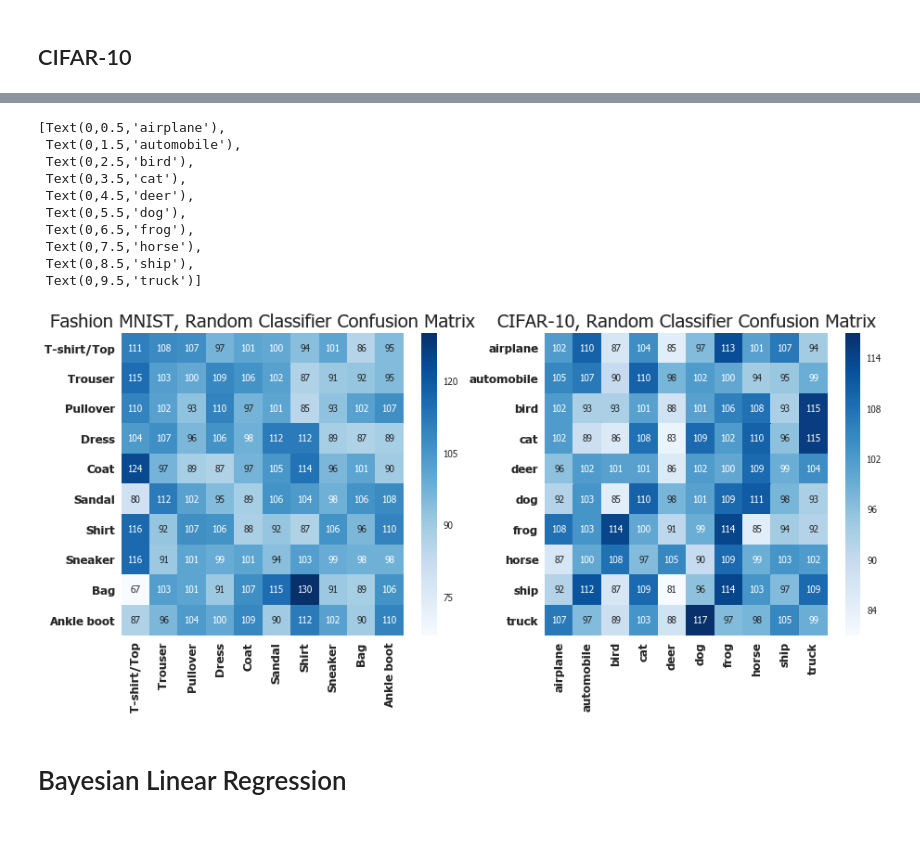
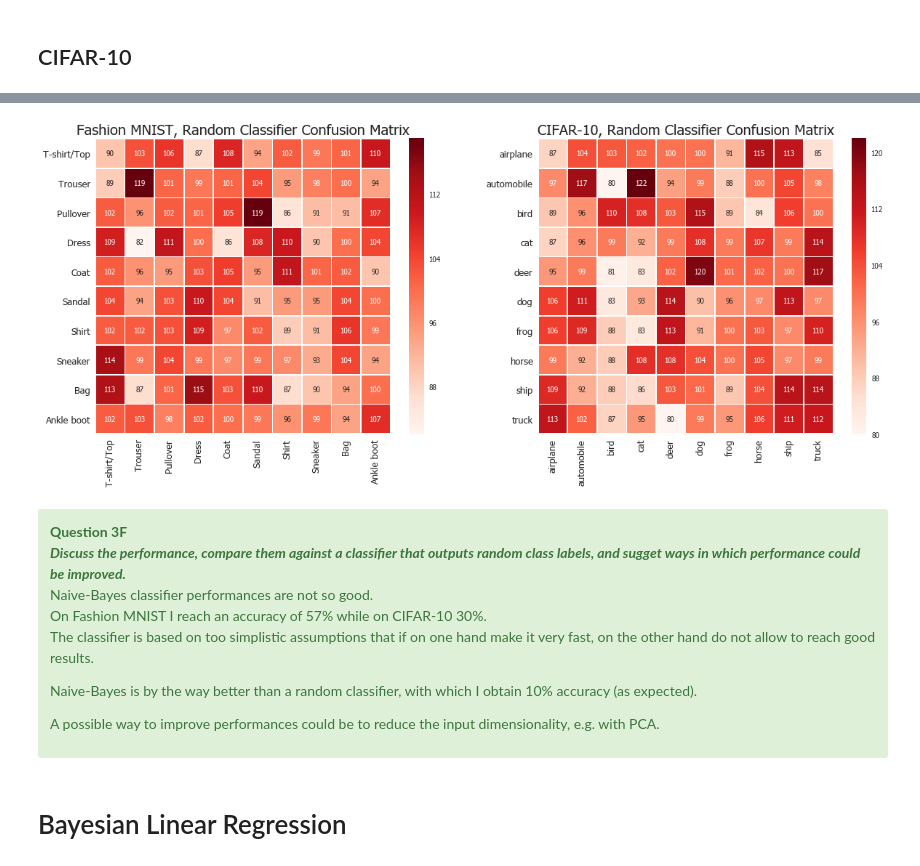
Before and after one commit to sgiammy/ASI-course, a Jupyter notebook: ae2018/ae2018.ipynb, the cells around one changed output, grey strips where cells are left out. Cells and saved outputs as stored; diff of their text form; code cells hidden in the pictures; blank space fills up the shorter version.

```diff
--- a/ae2018/ae2018.ipynb
+++ b/ae2018/ae2018.ipynb
@@ -17,7 +18,7 @@ import seaborn as sns
 import matplotlib.pyplot as plt
 import time
 from sklearn.metrics import confusion_matrix
-sns.set()
+sns.set(style="whitegrid")
 sns.set_color_codes()
 plt.rcParams['font.family'] = 'Tahoma'
 from sklearn.model_selection import train_test_split
@@ -676,34 +617,41 @@ CIFAR-10 - Accuracy Random Classifier: 9.89%
 # %%
+fig, axes = plt.subplots(1, 2)
+fig.set_size_inches(20,15)
+
 # Compute confusion matrix for Fashion MNIST random classifier
-fig, axes = plt.subplots(1, 2)
-fig.set_size_inches(15,6)
-
 cnf_matrix = confusion_matrix(mnist_test[:,0], mnist_random_predictions)
 df_cnf_matrix = pd.DataFrame(data=cnf_matrix)
 axes[0].set_title('Fashion MNIST, Random Classifier Confusion Matrix',fontsize=20)
-ax = sns.heatmap(df_cnf_matrix, annot=True, cmap='Blues',fmt='g', ax=axes[0])
-ax.set_xticklabels(mnist_labels,fontsize=13, weight='bold', rotation=90)
-ax.set_yticklabels(mnist_labels,fontsize=13, weight='bold',rotation=360)
+ax = sns.heatmap(df_cnf_matrix, annot=True, cmap='Reds',fmt='g', ax=axes[0],square=True,linewidths=.7, cbar_kws={"shrink": .5})
+ax.set_xticklabels(mnist_labels,fontsize=13, rotation=90)
+b = ax.set_yticklabels(mnist_labels,fontsize=13,rotation=360)
 
 # Compute confusion matrix for CIFAR-10 random classifier
 cnf_matrix = confusion_matrix(cifar_test[:,0], cifar_random_predictions)
 df_cnf_matrix = pd.DataFrame(data=cnf_matrix)
 axes[1].set_title('CIFAR-10, Random Classifier Confusion Matrix',fontsize=20)
-ax = sns.heatmap(df_cnf_matrix, annot=True, cmap='Blues',fmt='g', ax = axes[1])
-ax.set_xticklabels(class_names,fontsize=13, weight='bold', rotation=90)
-ax.set_yticklabels(class_names,fontsize=13, weight='bold',rotation=360)
+ax = sns.heatmap(df_cnf_matrix, annot=True, cmap='Reds',fmt='g', ax = axes[1],square=True,linewidths=.7, cbar_kws={"shrink": .5})
+ax.set_xticklabels(class_names,fontsize=13, rotation=90)
+b = ax.set_yticklabels(class_names,fontsize=13, rotation=360)
 # %% [output]
-[Text(0,0.5,'airplane'),
- Text(0,1.5,'automobile'),
- Text(0,2.5,'bird'),
- Text(0,3.5,'cat'),
- Text(0,4.5,'deer'),
- Text(0,5.5,'dog'),
- Text(0,6.5,'frog'),
- Text(0,7.5,'horse'),
- Text(0,8.5,'ship'),
- Text(0,9.5,'truck')]
-[figure, old version]
+[figure, new version]
+# %% [markdown]
+<div class="alert alert-success">
+  <strong>Question 3F</strong><br>
+<b><i>Discuss the performance, compare them against a classifier that outputs random class labels, and sugget ways in which performance could be improved.</i></b>
+<p>
+   Naive-Bayes classifier performances are not so good.<br>
+   On Fashion MNIST I reach an accuracy of 57% while on CIFAR-10 30%.<br>
+   The classifier is based on too simplistic assumptions that if on one hand make it very fast, on the other hand do not allow to reach good results.
+</p>
+  <p>
+    Naive-Bayes is by the way better than a random classifier, with which I obtain 10% accuracy (as expected).
+</p>
+
+<p>
+   A possible way to improve performances could be to reduce the input dimensionality, e.g. with PCA.
+</p>
+</div>
 # %% [markdown]
 # Bayesian Linear Regression
 # %% [markdown]
```
Also changed, not shown: parts of 69 cells of this notebook.
